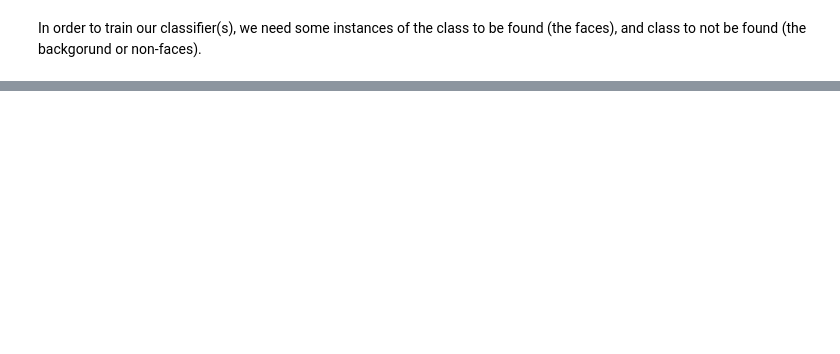
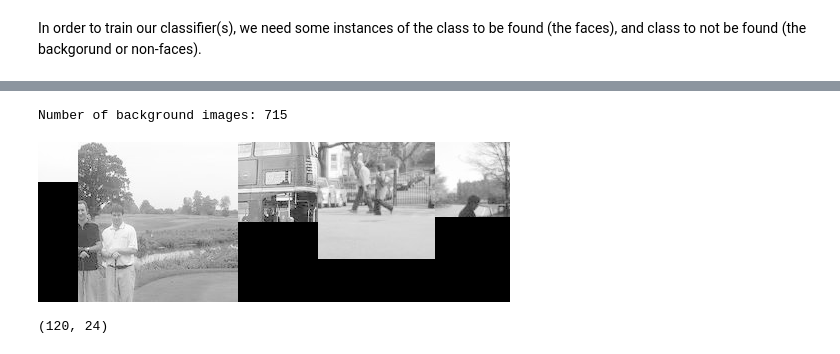
Before and after one commit to Computer-Vision-Spring-2024/exVision-FacialSys, a Jupyter notebook: face_detection/detect_face.ipynb, the cells around one changed output, grey strips where cells are left out. Drawn from its saved outputs; the diff is of its cells as text; code cells hidden in the pictures; blank space fills up the shorter version.

```diff
--- a/face_detection/detect_face.ipynb
+++ b/face_detection/detect_face.ipynb
@@ -288,2 +305,7 @@ box_object(sub_image_integral)
 # %% [markdown]
 In order to train our classifier(s), we need some instances of the class to be found (the faces), and class to not be found (the backgorund or non-faces).
+# %%
+dataset_path = 'dataset_face_detection'
+
+if not os.path.exists(dataset_path):
+    os.mkdir(dataset_path)
@@ -289,0 +407,9 @@ In order to train our classifier(s), we need some instances of the class to be f
+# %%
+backgrounds_url = 'http://dags.stanford.edu/data/iccv09Data.tar.gz'
+backgrounds_md5 = 'f469cf0ab459d94990edcf756694f4d5'
+
+backgrounds_archive = os.path.join(dataset_path, 'iccv09Data.tar.gz')
+backgrounds_dir = os.path.join(dataset_path, 'iccv09Data')
+
+if not os.path.exists(backgrounds_archive) or md5(backgrounds_archive) != faces_md5:
+    download_file(backgrounds_url, backgrounds_archive)
@@ -289,0 +422,32 @@ In order to train our classifier(s), we need some instances of the class to be f
+# %%
+background_image_files = glob.glob(os.path.join(backgrounds_dir, '**', '*.jpg'), recursive=True)
+print(f"Number of background images: {len(background_image_files)}")
+# %% [output]
+Number of background images: 715
+# %%
+def random_crop(img):
+    max_allowed_size = np.min(img.size)
+    size = random.randint(WINDOW_SIZE, max_allowed_size) # random new size
+    max_width = img.size[0] - size - 1
+    max_height = img.size[1] - size - 1
+    left = 0 if (max_width <= 1)  else random.randint(0, max_width)
+    top  = 0 if (max_height <= 1) else random.randint(0, max_height)
+    return img.crop((left,top,left+size,top+size))
+
+def open_background(path , resize = True):
+    img = Image.open(path)
+    img = to_image(gleam_converion(to_float_array(img)))
+    img = random_crop(img)
+    if resize:
+        img = img.resize((WINDOW_SIZE, WINDOW_SIZE), Image.Resampling.LANCZOS)
+    return img.convert('L')
+# %%
+random.seed(1000)
+random_background_files = random.sample(background_image_files, 5)
+merge_images(random_background_files, open_background)
+# %% [output]
+[figure, added]
+# %%
+merge_images(random_background_files, open_background, True).size
+# %% [output]
+(120, 24)
```
Also changed, not shown: parts of 21 cells of this notebook.
